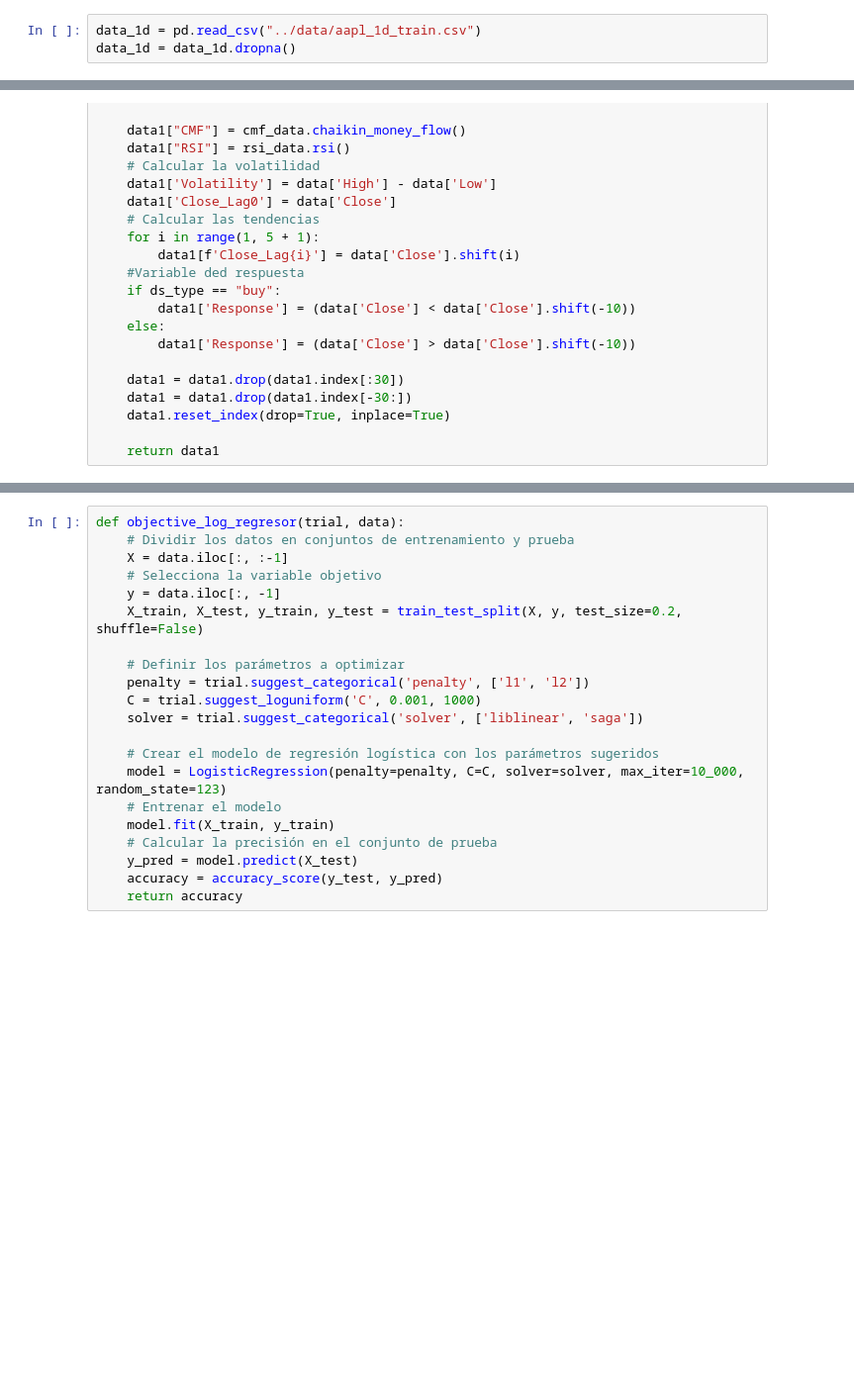
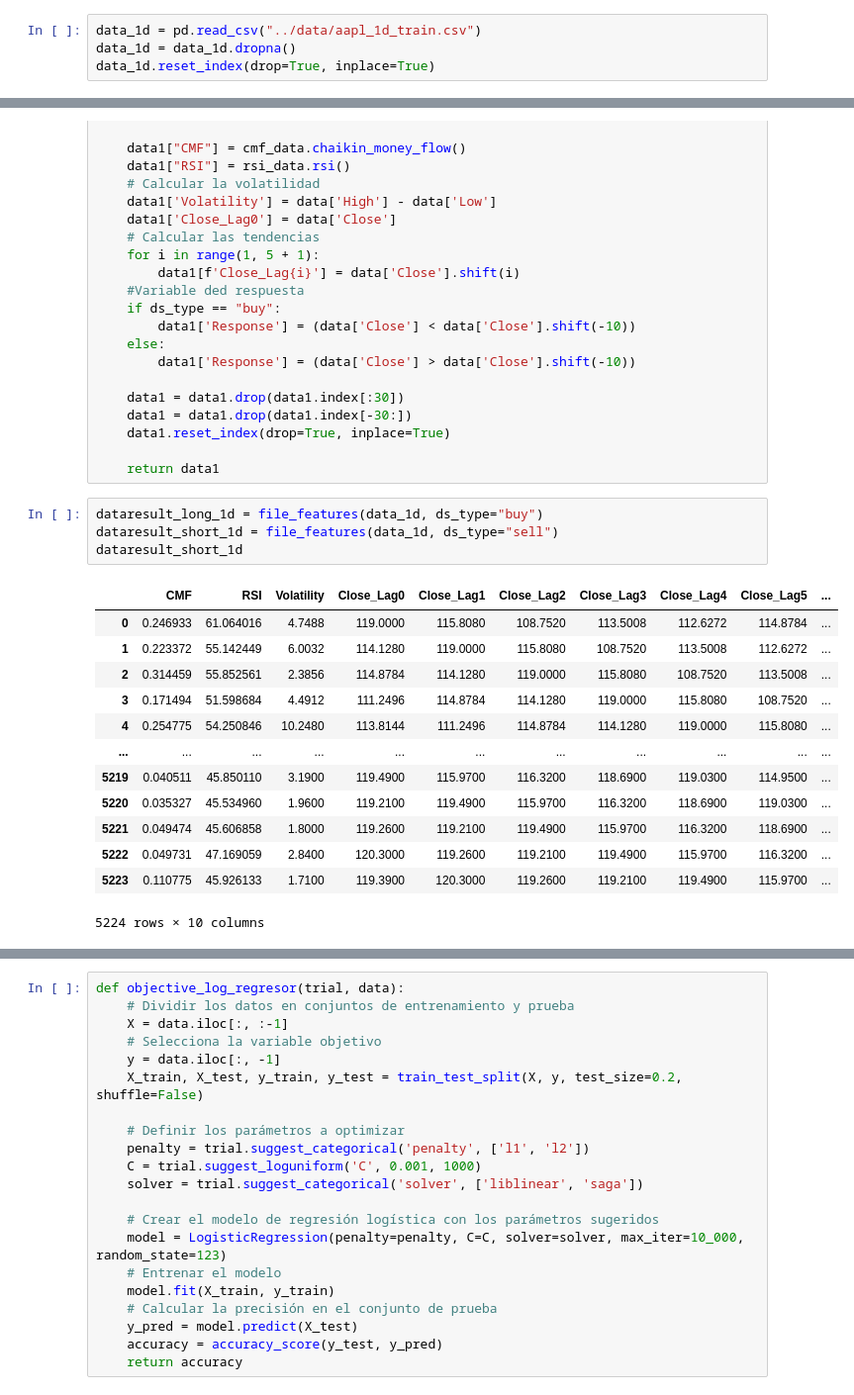
Before and after one commit to luciacrraz/Trading, a Jupyter notebook: machine_learning/hol.ipynb, the cells around one changed output, grey strips where cells are left out. Shown at 99% size. Saved outputs shown, nothing was run; the diff lists cells and outputs as text; blank space fills up the shorter version.

```diff
--- a/machine_learning/hol.ipynb
+++ b/machine_learning/hol.ipynb
@@ -19,6 +18,7 @@ Intel MKL WARNING: Support of Intel(R) Streaming SIMD Extensions 4.2 (Intel(R) S
 # %%
 data_1d = pd.read_csv("../data/aapl_1d_train.csv")
 data_1d = data_1d.dropna()
+data_1d.reset_index(drop=True, inplace=True)
 # %%
 data_1h = pd.read_csv("../data/aapl_1h_train.csv")
 data_1h= data_1h.dropna()
@@ -57,3 +60,21 @@ def file_features(data, ds_type: str):
     data1.reset_index(drop=True, inplace=True)
 
     return data1
+# %%
+dataresult_long_1d = file_features(data_1d, ds_type="buy")
+dataresult_short_1d = file_features(data_1d, ds_type="sell")
+dataresult_short_1d
+# %% [output]
+|  | CMF | RSI | Volatility | Close_Lag0 | Close_Lag1 | Close_Lag2 | Close_Lag3 | Close_Lag4 | Close_Lag5 | ... |
+| 0 | 0.246933 | 61.064016 | 4.7488 | 119.0000 | 115.8080 | 108.7520 | 113.5008 | 112.6272 | 114.8784 | ... |
+| 1 | 0.223372 | 55.142449 | 6.0032 | 114.1280 | 119.0000 | 115.8080 | 108.7520 | 113.5008 | 112.6272 | ... |
+| 2 | 0.314459 | 55.852561 | 2.3856 | 114.8784 | 114.1280 | 119.0000 | 115.8080 | 108.7520 | 113.5008 | ... |
+| 3 | 0.171494 | 51.598684 | 4.4912 | 111.2496 | 114.8784 | 114.1280 | 119.0000 | 115.8080 | 108.7520 | ... |
+| 4 | 0.254775 | 54.250846 | 10.2480 | 113.8144 | 111.2496 | 114.8784 | 114.1280 | 119.0000 | 115.8080 | ... |
+| ... | ... | ... | ... | ... | ... | ... | ... | ... | ... | ... |
+| 5219 | 0.040511 | 45.850110 | 3.1900 | 119.4900 | 115.9700 | 116.3200 | 118.6900 | 119.0300 | 114.9500 | ... |
+| 5220 | 0.035327 | 45.534960 | 1.9600 | 119.2100 | 119.4900 | 115.9700 | 116.3200 | 118.6900 | 119.0300 | ... |
+| 5221 | 0.049474 | 45.606858 | 1.8000 | 119.2600 | 119.2100 | 119.4900 | 115.9700 | 116.3200 | 118.6900 | ... |
+| 5222 | 0.049731 | 47.169059 | 2.8400 | 120.3000 | 119.2600 | 119.2100 | 119.4900 | 115.9700 | 116.3200 | ... |
+| 5223 | 0.110775 | 45.926133 | 1.7100 | 119.3900 | 120.3000 | 119.2600 | 119.2100 | 119.4900 | 115.9700 | ... |
+5224 rows × 10 columns
```
Also changed, not shown: parts of 20 cells of this notebook, 4 other files.
